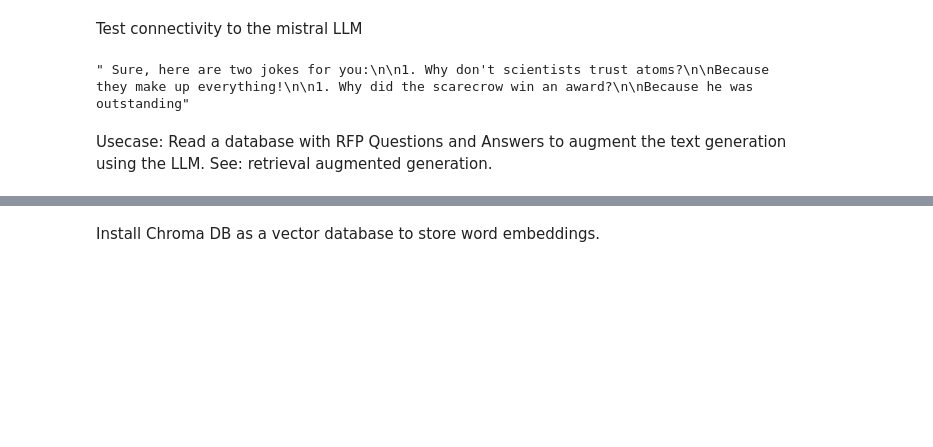
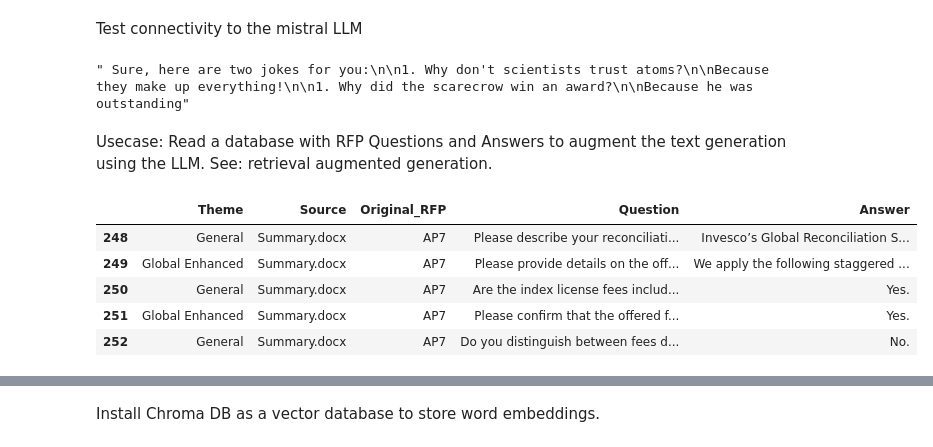
Before and after one commit to timob0/rag, a Jupyter notebook: RAGFP_demo.ipynb, the cells around one changed output, grey strips where cells are left out. Saved outputs shown, nothing was run; the diff lists cells and outputs as text; code cells hidden in the pictures; blank space fills up the shorter version.

```diff
--- a/RAGFP_demo.ipynb
+++ b/RAGFP_demo.ipynb
@@ -59,11 +63,18 @@ Usecase: Read a database with RFP Questions and Answers to augment the text gene
 # %%
 # load dataset from google drive and convert to dataframe
 # dataset contains column names
 rfp_file = pd.read_csv('/content/drive/My Drive/Colab Notebooks/rfp_data.csv', header=0, delimiter=";")
 
 # remove rows with empty titles or descriptions
 rfp_qa = rfp_file.dropna(subset=["Question", "Answer"])
-rfp_qa.head()
+rfp_qa.tail()
+# %% [output]
+|  | Theme | Source | Original_RFP | Question | Answer |
+| 248 | General | Summary.docx | AP7 | Please describe your reconciliati... | Invesco’s Global Reconciliation S... |
+| 249 | Global Enhanced | Summary.docx | AP7 | Please provide details on the off... | We apply the following staggered ... |
+| 250 | General | Summary.docx | AP7 | Are the index license fees includ... | Yes. |
+| 251 | Global Enhanced | Summary.docx | AP7 | Please confirm that the offered f... | Yes. |
+| 252 | General | Summary.docx | AP7 | Do you distinguish between fees d... | No. |
 # %%
 # convert dataframe to list of dicts with Question and Answer columns only
 rfp_qa_dict = rfp_qa.to_dict(orient="records")
```
Also changed, not shown: parts of 4 cells of this notebook.
